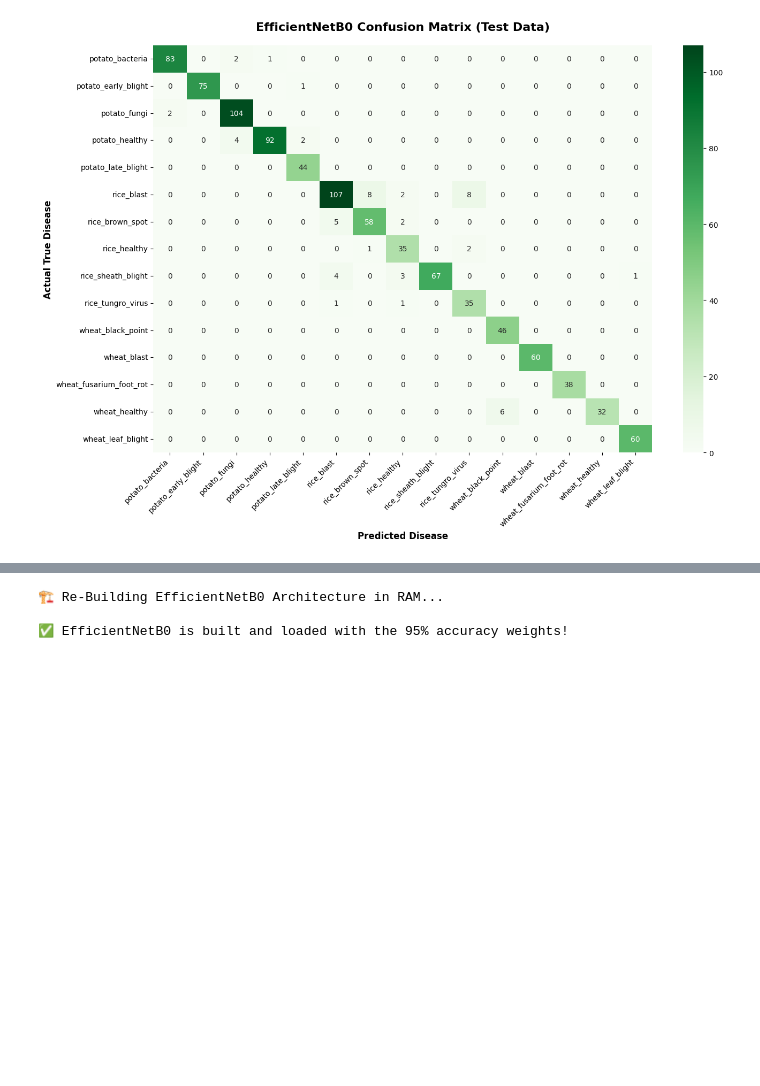
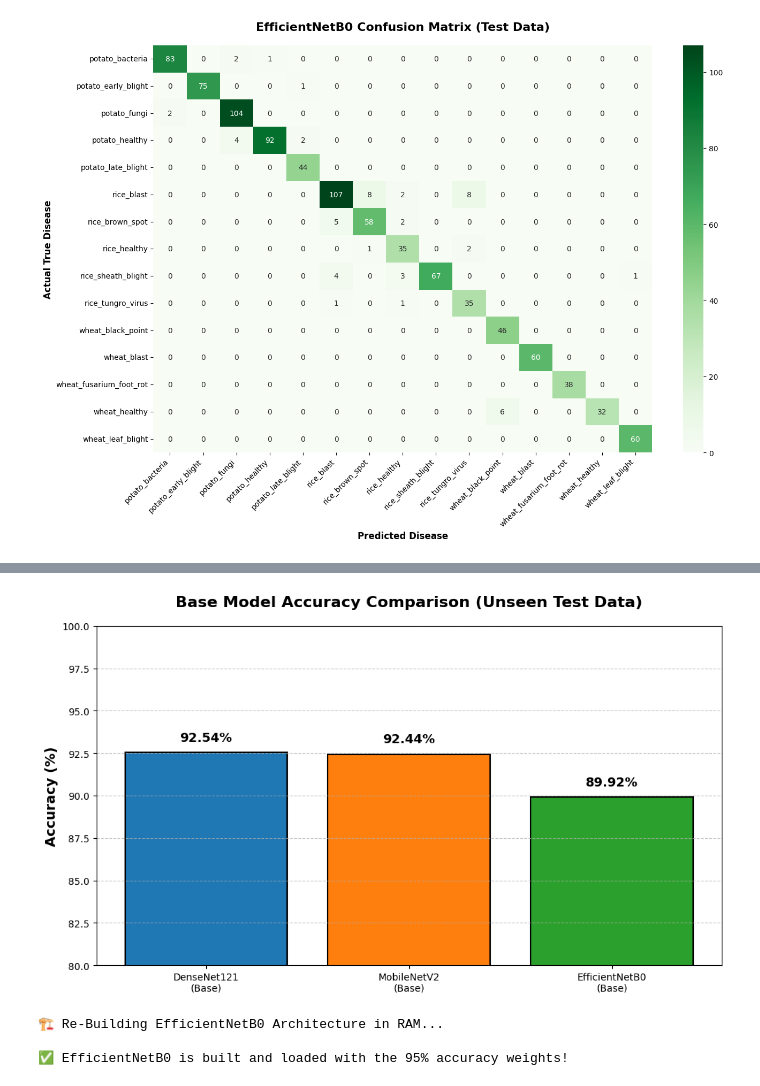
Before and after one commit to shihabpk99/AI-Powered-Crop-Disease-Detection-System, a Jupyter notebook: Master_attem.ipynb, the cells around one changed output, grey strips where cells are left out. Drawn from its saved outputs; the diff is of its cells as text; code cells hidden in the pictures; blank space fills up the shorter version.

Commit message:
Base Models Accuracy Comparison

```diff
--- a/Master_attem.ipynb
+++ b/Master_attem.ipynb
@@ -1105,3 +1045,89 @@ Found 992 images belonging to 15 classes.
 
 🗺️ Generating Confusion Matrix Heatmap...
 [figure]
+# %%
+# ==========================================
+# CELL #20 - THE ULTIMATE SIDE-BY-SIDE COMPARISON (STANDALONE FIXED)
+# ==========================================
+import matplotlib.pyplot as plt
+from tensorflow.keras.models import load_model, Model
+from tensorflow.keras.applications import EfficientNetB0
+from tensorflow.keras.layers import GlobalAveragePooling2D, Dense
+from tensorflow.keras.preprocessing.image import ImageDataGenerator
+import numpy as np
+
+print("🏆 Preparing the Ultimate Fair Showdown...\n")
+
+# ------------------------------------------
+# 1. BULLETPROOF GENERATORS
+# ------------------------------------------
+print("⚙️ Setting up Scaled and Unscaled Test Data Streams...")
+
+scaled_test_datagen = ImageDataGenerator(rescale=1./255)
+scaled_test_generator = scaled_test_datagen.flow_from_directory(
+    r"D:\MasterDataset\test", target_size=(224, 224), batch_size=16, class_mode='categorical', shuffle=False)
+
+unscaled_test_datagen = ImageDataGenerator()
+unscaled_test_generator = unscaled_test_datagen.flow_from_directory(
+    r"D:\MasterDataset\test", target_size=(224, 224), batch_size=16, class_mode='categorical', shuffle=False)
+
+# ------------------------------------------
+# 2. LOAD & TEST THE BASE MODELS
+# ------------------------------------------
+print("\n🕵️‍♂️ Testing Detective #1: DenseNet121 (Base)...")
+densenet_model = load_model(r"D:\MasterModels\DenseNet121_Base.h5")
+densenet_loss, densenet_acc = densenet_model.evaluate(scaled_test_generator, verbose=0)
+print(f"✅ DenseNet121 Final Test Accuracy: {densenet_acc*100:.2f}%")
+
+print("\n🕵️‍♂️ Testing Detective #2: MobileNetV2 (Base)...")
+mobilenet_model = load_model(r"D:\MasterModels\MobileNetV2_Base.h5")
+mobilenet_loss, mobilenet_acc = mobilenet_model.evaluate(scaled_test_generator, verbose=0)
+print(f"✅ MobileNetV2 Final Test Accuracy: {mobilenet_acc*100:.2f}%")
+
+print("\n🕵️‍♂️ Testing Detective #3: EfficientNetB0 (Base)...")
+# 1. Rebuild the EfficientNet skeleton
+eff_base = EfficientNetB0(weights=None, include_top=False, input_shape=(224, 224, 3))
+x = eff_base.output
+x = GlobalAveragePooling2D()(x)
+x = Dense(256, activation='relu')(x)
+preds = Dense(15, activation='softmax')(x)
+efficientnet_model = Model(inputs=eff_base.input, outputs=preds)
+
+# 2. Inject the base weights
+efficientnet_model.load_weights(r"D:\MasterModels\EfficientNetB0_Base.keras")
+
+# 3. THE FIX: Compile the model before testing!
+efficientnet_model.compile(
+    optimizer='adam',
+    loss='categorical_crossentropy',
+    metrics=['accuracy']
+)
+
+# 4. Evaluate safely
+eff_loss, eff_acc = efficientnet_model.evaluate(unscaled_test_generator, verbose=0)
+print(f"✅ EfficientNetB0 Final Test Accuracy: {eff_acc*100:.2f}%")
+
+# ------------------------------------------
+# 3. GENERATE FAIR COMPARISON CHART
+# ------------------------------------------
+print("\n📊 Generating Side-by-Side Chart...")
+
+models = ['DenseNet121\n(Base)', 'MobileNetV2\n(Base)', 'EfficientNetB0\n(Base)']
+accuracies = [densenet_acc * 100, mobilenet_acc * 100, eff_acc * 100]
+colors = ['#1f77b4', '#ff7f0e', '#2ca02c']
+
+plt.figure(figsize=(10, 6))
+bars = plt.bar(models, accuracies, color=colors, edgecolor='black', linewidth=1.5)
+
+for bar in bars:
+    yval = bar.get_height()
+    plt.text(bar.get_x() + bar.get_width()/2, yval + 0.5, f"{yval:.2f}%",
+             ha='center', va='bottom', fontsize=13, fontweight='bold')
+
+plt.ylim(80, 100)
+plt.title('Base Model Accuracy Comparison (Unseen Test Data)', fontsize=16, fontweight='bold', pad=20)
+plt.ylabel('Accuracy (%)', fontsize=14, fontweight='bold')
+plt.grid(axis='y', linestyle='--', alpha=0.7)
+plt.tight_layout()
+plt.show()
+# %% [output]
@@ -1108,2 +1150,3 @@ Found 992 images belonging to 15 classes.
+[figure, added]
 # %%
 # ==========================================
```
Also changed, not shown: parts of 4 cells of this notebook.
